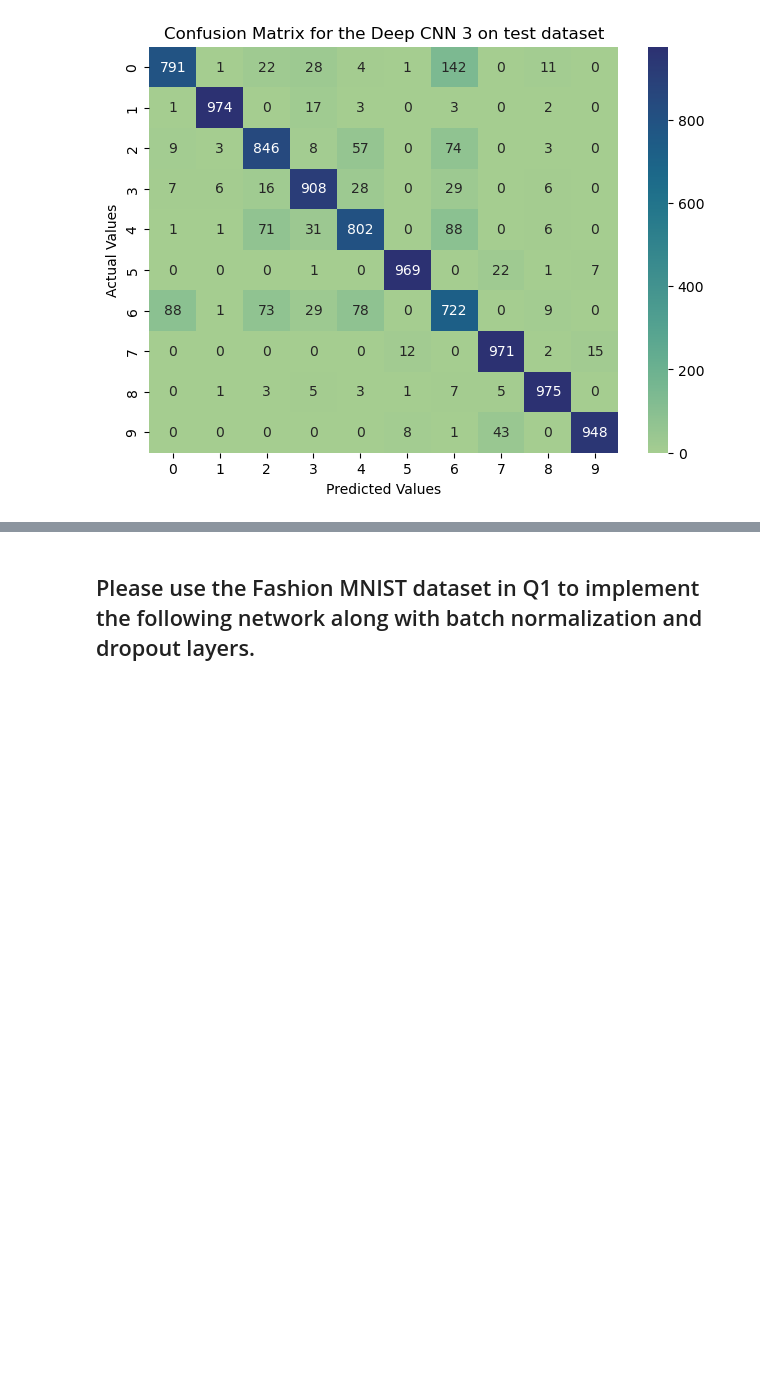
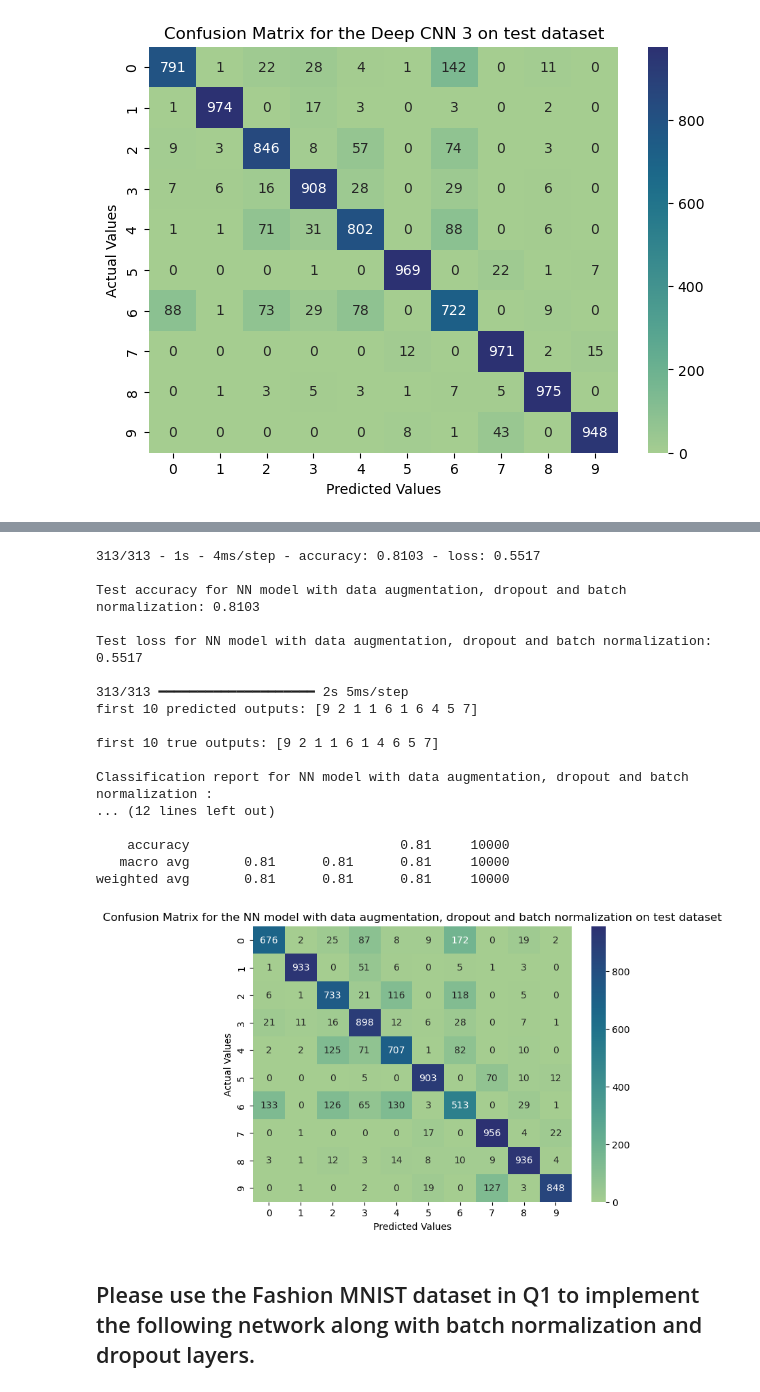
Before and after one commit to buddhathapa12/machine-learning, a Jupyter notebook: neural_network_Assignment3/E923Q669_Assignment3.ipynb, the cells around one changed output, grey strips where cells are left out. Cells and saved outputs as stored; diff of their text form; code cells hidden in the pictures; blank space fills up the shorter version.

```diff
--- a/neural_network_Assignment3/E923Q669_Assignment3.ipynb
+++ b/neural_network_Assignment3/E923Q669_Assignment3.ipynb
@@ -1371,3 +1252,24 @@ weighted avg       0.92      0.92      0.92     10000
+# %%
+nn_model_softmax = EvaluateNeuralNetworkModel(nn_model_with_data_aug, test_images, test_labels, test_labels_onehot, "NN model with data augmentation, dropout and batch normalization")
+# %% [output]
+313/313 - 1s - 4ms/step - accuracy: 0.8103 - loss: 0.5517
+
+Test accuracy for NN model with data augmentation, dropout and batch normalization: 0.8103
+
+Test loss for NN model with data augmentation, dropout and batch normalization: 0.5517
+
+313/313 ━━━━━━━━━━━━━━━━━━━━ 2s 5ms/step
+first 10 predicted outputs: [9 2 1 1 6 1 6 4 5 7]
+
+first 10 true outputs: [9 2 1 1 6 1 4 6 5 7]
+
+Classification report for NN model with data augmentation, dropout and batch normalization :
+... (12 lines left out)
+
+    accuracy                           0.81     10000
+   macro avg       0.81      0.81      0.81     10000
+weighted avg       0.81      0.81      0.81     10000
+[figure, added]
 # %% [markdown]
 ## Please use the Fashion MNIST dataset in Q1 to implement the following network along with batch normalization and dropout layers.
 # %%
```
Also changed, not shown: parts of 32 cells of this notebook.
